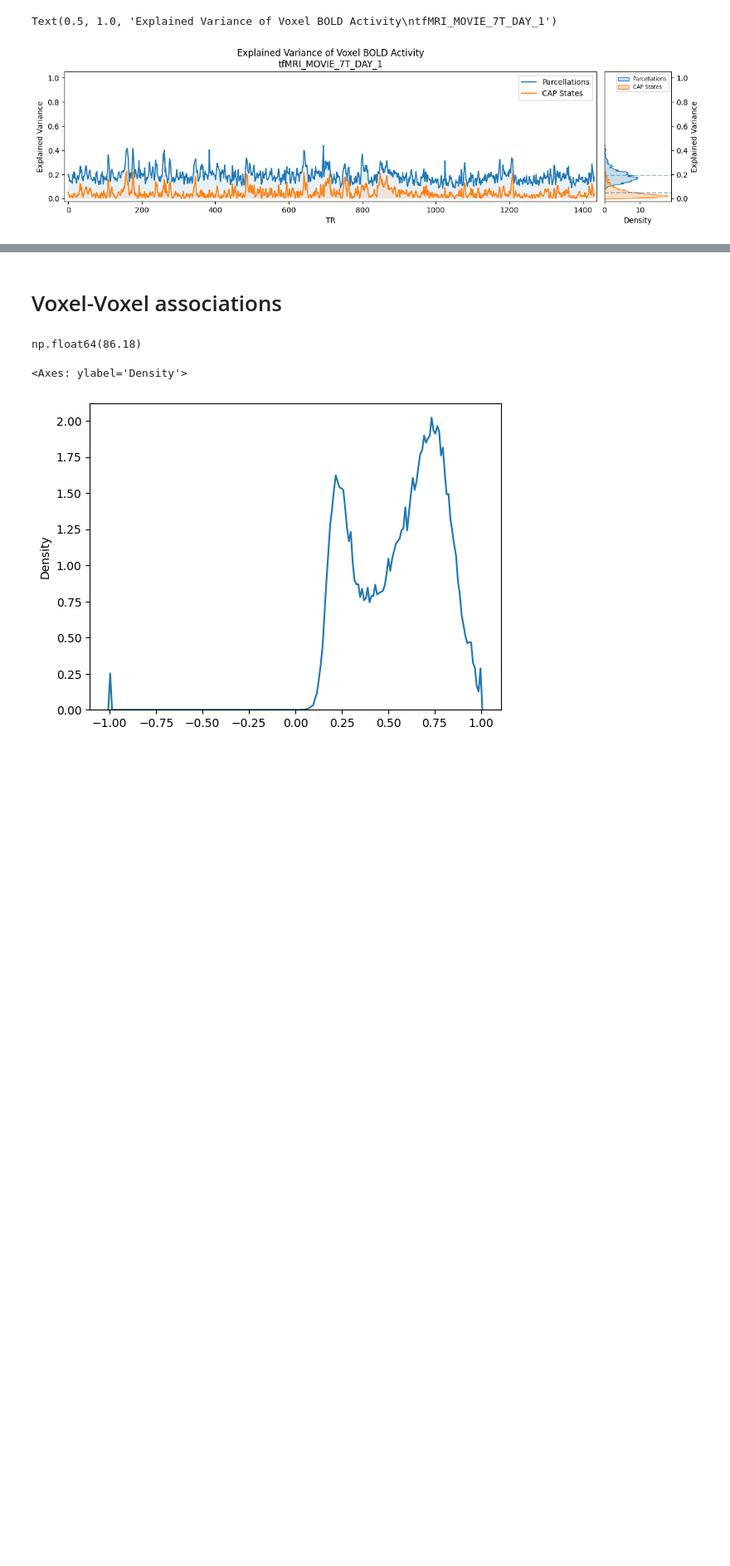
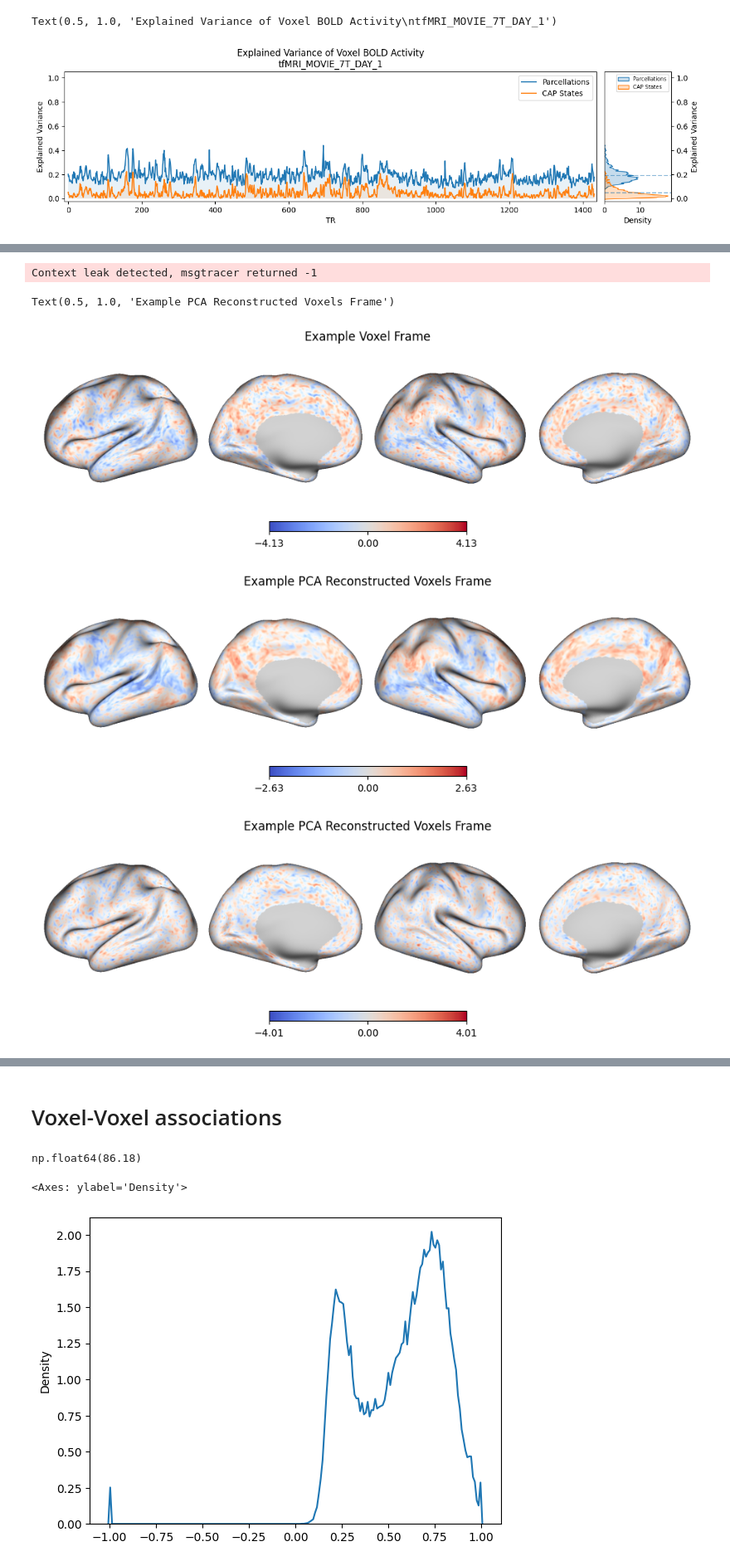
Before and after one commit to cole-khamnei/precision_mapping, a Jupyter notebook: notebooks/voxel_EDA.ipynb, the cells around one changed output, grey strips where cells are left out. Shown at 83% size. Cells and saved outputs as stored; diff of their text form; code cells hidden in the pictures; blank space fills up the shorter version.

```diff
--- a/notebooks/voxel_EDA.ipynb
+++ b/notebooks/voxel_EDA.ipynb
@@ -105,6 +105,10 @@ parcel_data = ptseries.get_fdata()
 def hemisphere_to_full(values):
     """ """
     return np.concat([values["left"], values["right"]], axis=-1)
+
+def full_to_hemi(values):
+    n_half = values.shape[-1] // 2
+    return {"left": values.T[:n_half].T, "right": values.T[n_half:].T}
 # %%
 roi_i = 0
 ri = np.arange(len(ROI_labels)) == roi_i
@@ -160,0 +196,16 @@ Text(0.5, 1.0, 'Explained Variance of Voxel BOLD Activity\ntfMRI_MOVIE_7T_DAY_1'
+# %%
+ax, p = sfm.surface_plot(full_to_hemi(voxelf_values[0]), cmap=plt.cm.coolwarm)
+ax.set_title("Example Voxel Frame")
+pca_values = full_to_hemi(pcaf_values[0])
+ax, p = sfm.surface_plot(pca_values, cmap=plt.cm.coolwarm)
+ax.set_title("Example PCA Reconstructed Voxels Frame")
+
+delta_values = full_to_hemi(pcaf_values[0] - voxelf_values[0])
+ax, p = sfm.surface_plot(delta_values, cmap=plt.cm.coolwarm)
+ax.set_title("Example PCA Reconstructed Voxels Frame")
+# %% [output]
+Context leak detected, msgtracer returned -1
+Text(0.5, 1.0, 'Example PCA Reconstructed Voxels Frame')
+[figure, added]
+[figure, added]
+[figure, added]
```
Also changed, not shown: parts of 12 cells of this notebook, 1 other file.
